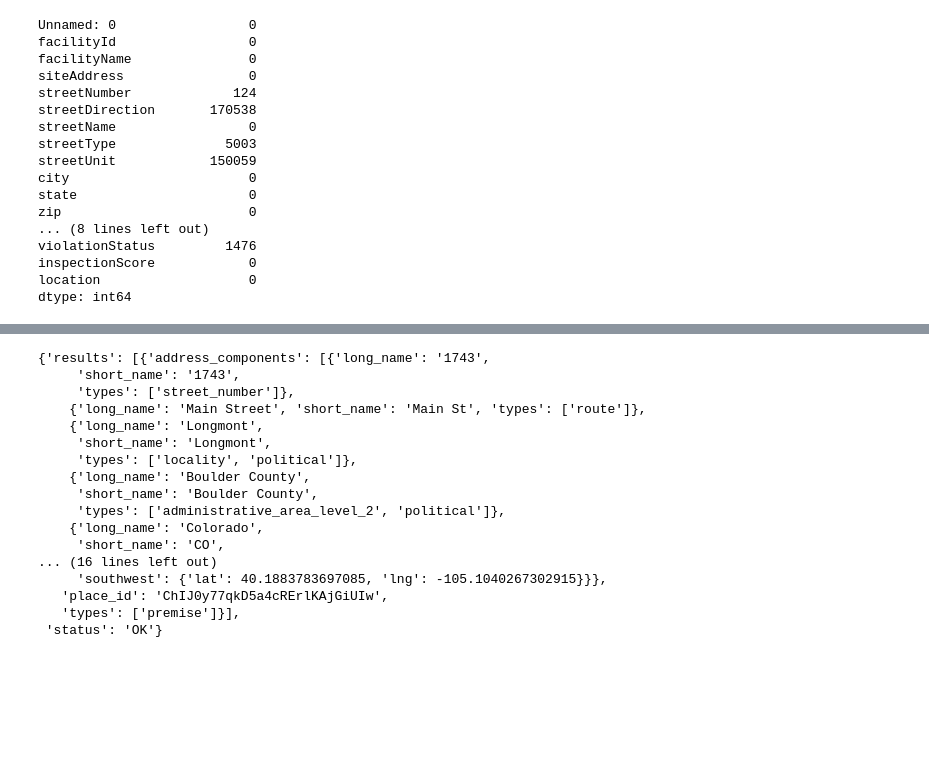
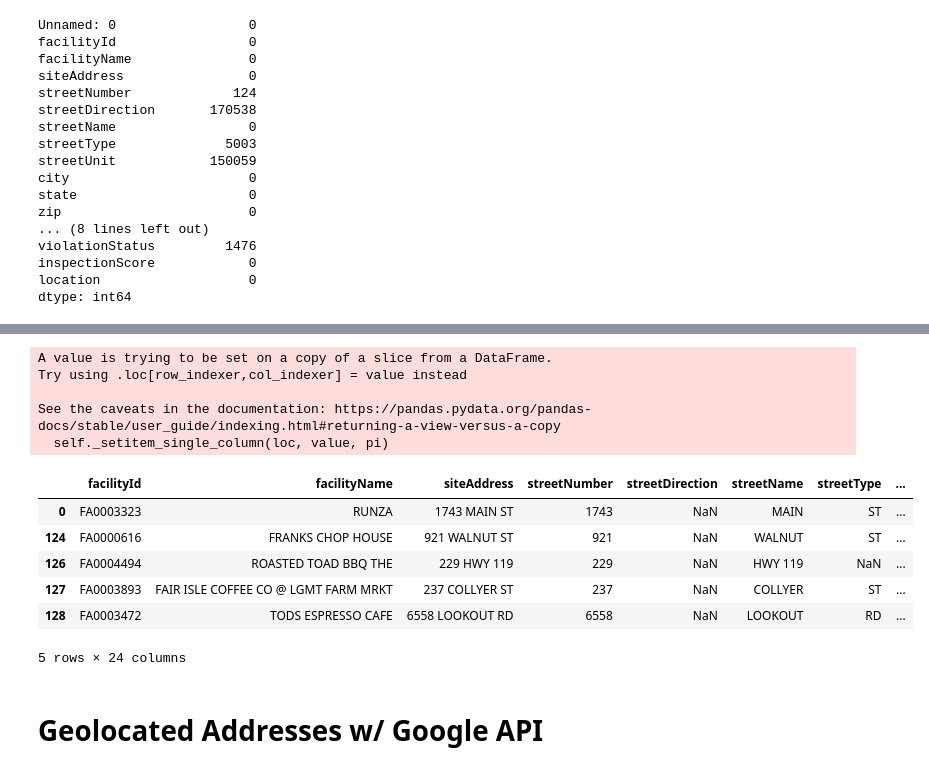
Before and after one commit to kchavez05/boulder-co-health, a Jupyter notebook: Unique_locations_latlong_conversion.ipynb, the cells around one changed output, grey strips where cells are left out. Cells and saved outputs as stored; diff of their text form; code cells hidden in the pictures; blank space fills up the shorter version.

```diff
--- a/Unique_locations_latlong_conversion.ipynb
+++ b/Unique_locations_latlong_conversion.ipynb
@@ -63,3 +100,33 @@ unnamed_dropped = filtered_df.drop('Unnamed: 0',1)
+# %%
+# Split the location field and dropped the document coordinates into their own column
+for index, row in unique_rest.iterrows():
+
+    #split the data in the location column
+    unique_rest['location'].values
+    coords = value.split('\r\n')[2]
+
+    #remove the characters
+    clean_coords = coords.replace("(","").replace(")","")
+
+    #drop the coor
+    unique_rest.loc[index, "split_coords"] = clean_coords
+
+unique_rest.head()
+# %% [output]
+A value is trying to be set on a copy of a slice from a DataFrame.
+Try using .loc[row_indexer,col_indexer] = value instead
+
+See the caveats in the documentation: https://pandas.pydata.org/pandas-docs/stable/user_guide/indexing.html#returning-a-view-versus-a-copy
+  self._setitem_single_column(loc, value, pi)
+|  | facilityId | facilityName | siteAddress | streetNumber | streetDirection | streetName | streetType | ... |
+| 0 | FA0003323 | RUNZA | 1743 MAIN ST | 1743 | NaN | MAIN | ST | ... |
+| 124 | FA0000616 | FRANKS CHOP HOUSE | 921 WALNUT ST | 921 | NaN | WALNUT | ST | ... |
+| 126 | FA0004494 | ROASTED TOAD BBQ THE | 229 HWY 119 | 229 | NaN | HWY 119 | NaN | ... |
+| 127 | FA0003893 | FAIR ISLE COFFEE CO @ LGMT FARM MRKT | 237 COLLYER ST | 237 | NaN | COLLYER | ST | ... |
+| 128 | FA0003472 | TODS ESPRESSO CAFE | 6558 LOOKOUT RD | 6558 | NaN | LOOKOUT | RD | ... |
+5 rows × 24 columns
+# %% [markdown]
+# Geolocated Addresses w/ Google API
 # %%
 # struture #API Call & test on a single address
 params = {
@@ -71,23 +138,6 @@ base_url = "https://maps.googleapis.com/maps/api/geocode/json"
 
 latlong = requests.get(base_url, params=params).json()
 
-latlong ["results"][0]["location"]
+latlong ["results"][0]["geometry"]["location"]['lat']
+latlong ["results"][0]["geometry"]["location"]['lng']
-# %% [output]
-{'results': [{'address_components': [{'long_name': '1743',
-     'short_name': '1743',
-     'types': ['street_number']},
-    {'long_name': 'Main Street', 'short_name': 'Main St', 'types': ['route']},
-    {'long_name': 'Longmont',
-     'short_name': 'Longmont',
-     'types': ['locality', 'political']},
-    {'long_name': 'Boulder County',
-     'short_name': 'Boulder County',
-     'types': ['administrative_area_level_2', 'political']},
-    {'long_name': 'Colorado',
-     'short_name': 'CO',
-... (16 lines left out)
-     'southwest': {'lat': 40.1883783697085, 'lng': -105.1040267302915}}},
-   'place_id': 'ChIJ0y77qkD5a4cRErlKAjGiUIw',
-   'types': ['premise']}],
- 'status': 'OK'}
 # %%
```
Also changed, not shown: parts of 11 cells of this notebook.
